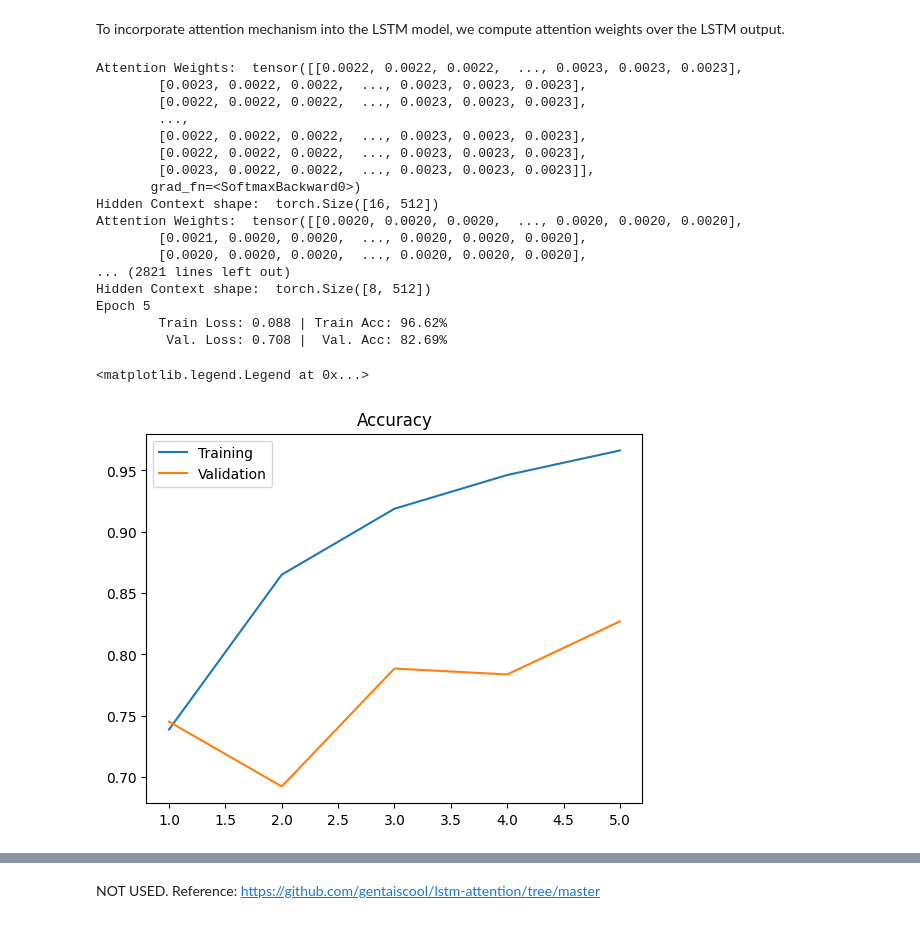
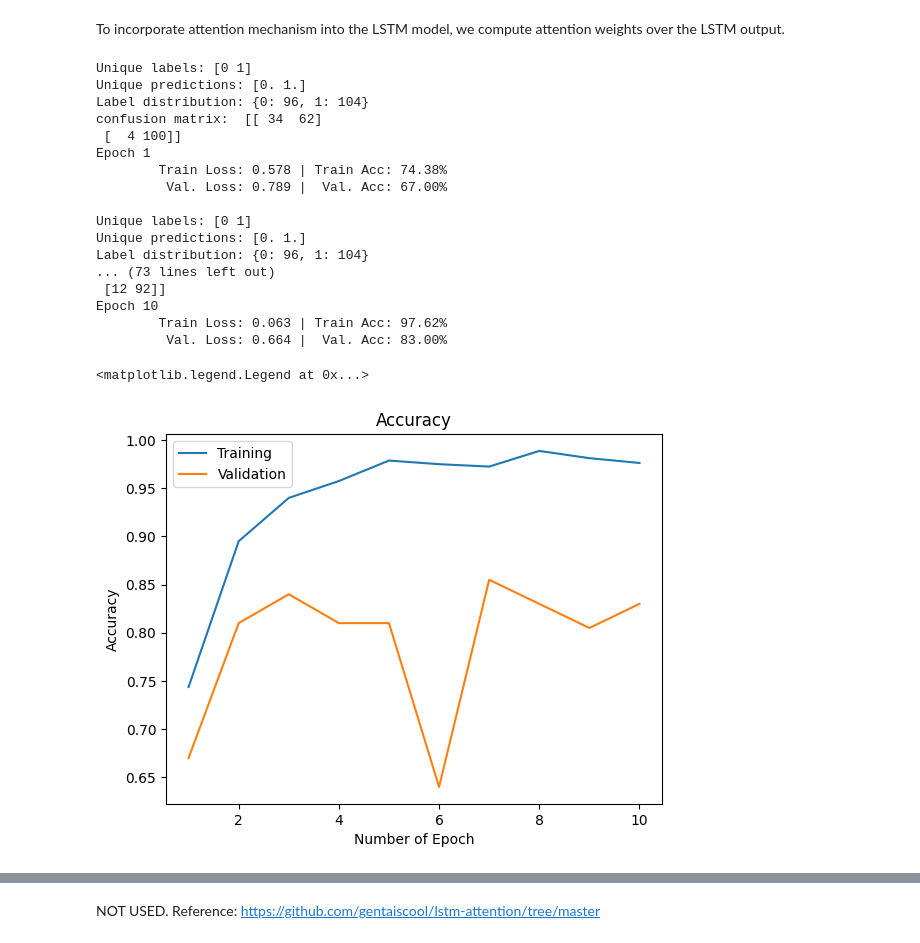
Before and after one commit to seij001/suicidal_tweet_detection, a Jupyter notebook: LSTM_with_attention.ipynb, the cells around one changed output, grey strips where cells are left out. Drawn from its saved outputs; the diff is of its cells as text; code cells hidden in the pictures.

```diff
--- a/LSTM_with_attention.ipynb
+++ b/LSTM_with_attention.ipynb
@@ -496,15 +541,21 @@ def evaluate_att(model,loader,criterion):
 # %%
-EPOCH_NUMBER = 5
+EPOCH_NUMBER = 10
 t_acc = []
 t_loss = []
 v_acc = []
 v_loss = []
+roc_auc = []
+cm = []
 
 for epoch in range(1,EPOCH_NUMBER+1):
 
     train_loss,train_acc = train_att(model,train_loader,optimizer,criterion)
 
-    valid_loss,valid_acc = evaluate_att(model,test_loader,criterion)
+    valid_dict = evaluate_att_with_metrics(model,test_loader,criterion)
+    valid_loss = valid_dict['loss']
+    valid_acc = valid_dict['accuracy']
+    roc_auc.append(valid_dict['roc_auc'])
+    cm.append(valid_dict['confusion_matrix'])
 
     t_acc.append(train_acc)
     t_loss.append(train_loss)
@@ -516,28 +567,30 @@ for epoch in range(1,EPOCH_NUMBER+1):
     print(f'\t Val. Loss: {valid_loss:.3f} |  Val. Acc: {valid_acc*100:.2f}%')
     print()
 # %% [output]
-Attention Weights:  tensor([[0.0022, 0.0022, 0.0022,  ..., 0.0023, 0.0023, 0.0023],
-        [0.0023, 0.0022, 0.0022,  ..., 0.0023, 0.0023, 0.0023],
-        [0.0022, 0.0022, 0.0022,  ..., 0.0023, 0.0023, 0.0023],
-        ...,
-        [0.0022, 0.0022, 0.0022,  ..., 0.0023, 0.0023, 0.0023],
-        [0.0022, 0.0022, 0.0022,  ..., 0.0023, 0.0023, 0.0023],
-        [0.0023, 0.0022, 0.0022,  ..., 0.0023, 0.0023, 0.0023]],
-       grad_fn=<SoftmaxBackward0>)
-Hidden Context shape:  torch.Size([16, 512])
-Attention Weights:  tensor([[0.0020, 0.0020, 0.0020,  ..., 0.0020, 0.0020, 0.0020],
-        [0.0021, 0.0020, 0.0020,  ..., 0.0020, 0.0020, 0.0020],
-        [0.0020, 0.0020, 0.0020,  ..., 0.0020, 0.0020, 0.0020],
-... (2821 lines left out)
-Hidden Context shape:  torch.Size([8, 512])
-Epoch 5
-        Train Loss: 0.088 | Train Acc: 96.62%
-         Val. Loss: 0.708 |  Val. Acc: 82.69%
+Unique labels: [0 1]
+Unique predictions: [0. 1.]
+Label distribution: {0: 96, 1: 104}
+confusion matrix:  [[ 34  62]
+ [  4 100]]
+Epoch 1
+        Train Loss: 0.578 | Train Acc: 74.38%
+         Val. Loss: 0.789 |  Val. Acc: 67.00%
+
+Unique labels: [0 1]
+Unique predictions: [0. 1.]
+Label distribution: {0: 96, 1: 104}
+... (73 lines left out)
+ [12 92]]
+Epoch 10
+        Train Loss: 0.063 | Train Acc: 97.62%
+         Val. Loss: 0.664 |  Val. Acc: 83.00%
 # %%
 plt.plot(range(1, EPOCH_NUMBER+1), t_acc)
 plt.plot(range(1, EPOCH_NUMBER+1), v_acc)
 plt.title("Accuracy")
+plt.xlabel("Number of Epoch")
+plt.ylabel("Accuracy")
 plt.legend(("Training", "Validation"))
 # %% [output]
 <matplotlib.legend.Legend at 0x...>
-[figure, old version]
+[figure, new version]
```
Also changed, not shown: parts of 7 cells of this notebook.
